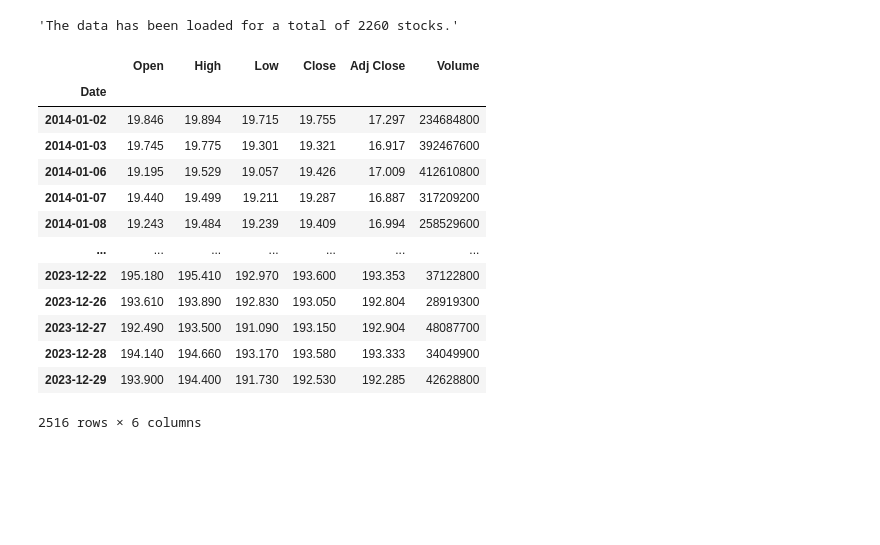
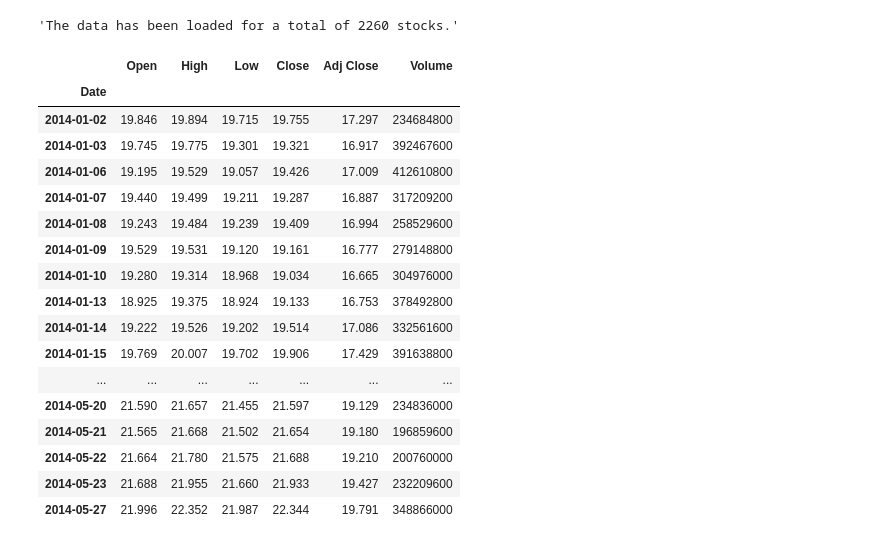
Before and after one commit to cloudaipro/AI4StockMarket, a Jupyter notebook: StockPricePrediction/DataPreparation.ipynb, the cells around one changed output. Saved outputs shown, nothing was run; the diff lists cells and outputs as text; code cells hidden in the pictures; blank space fills up the shorter version.

```diff
--- a/StockPricePrediction/DataPreparation.ipynb
+++ b/StockPricePrediction/DataPreparation.ipynb
@@ -84,22 +84,27 @@ display(f"The data has been loaded for a total of {len(stks_data)} stocks.")
 'The data has been loaded for a total of 2260 stocks.'
 # %%
 df = stks_data[4].tick_data
-display(df)
+with show_more_rows():
+    display(df.head(100))
 # %% [output]
 |  | Open | High | Low | Close | Adj Close | Volume |
 | Date |  |  |  |  |  |  |
 | 2014-01-02 | 19.846 | 19.894 | 19.715 | 19.755 | 17.297 | 234684800 |
 | 2014-01-03 | 19.745 | 19.775 | 19.301 | 19.321 | 16.917 | 392467600 |
 | 2014-01-06 | 19.195 | 19.529 | 19.057 | 19.426 | 17.009 | 412610800 |
 | 2014-01-07 | 19.440 | 19.499 | 19.211 | 19.287 | 16.887 | 317209200 |
 | 2014-01-08 | 19.243 | 19.484 | 19.239 | 19.409 | 16.994 | 258529600 |
+| 2014-01-09 | 19.529 | 19.531 | 19.120 | 19.161 | 16.777 | 279148800 |
+| 2014-01-10 | 19.280 | 19.314 | 18.968 | 19.034 | 16.665 | 304976000 |
+| 2014-01-13 | 18.925 | 19.375 | 18.924 | 19.133 | 16.753 | 378492800 |
+| 2014-01-14 | 19.222 | 19.526 | 19.202 | 19.514 | 17.086 | 332561600 |
+| 2014-01-15 | 19.769 | 20.007 | 19.702 | 19.906 | 17.429 | 391638800 |
 | ... | ... | ... | ... | ... | ... | ... |
-| 2023-12-22 | 195.180 | 195.410 | 192.970 | 193.600 | 193.353 | 37122800 |
-| 2023-12-26 | 193.610 | 193.890 | 192.830 | 193.050 | 192.804 | 28919300 |
-| 2023-12-27 | 192.490 | 193.500 | 191.090 | 193.150 | 192.904 | 48087700 |
-| 2023-12-28 | 194.140 | 194.660 | 193.170 | 193.580 | 193.333 | 34049900 |
-| 2023-12-29 | 193.900 | 194.400 | 191.730 | 192.530 | 192.285 | 42628800 |
+| 2014-05-20 | 21.590 | 21.657 | 21.455 | 21.597 | 19.129 | 234836000 |
+| 2014-05-21 | 21.565 | 21.668 | 21.502 | 21.654 | 19.180 | 196859600 |
+| 2014-05-22 | 21.664 | 21.780 | 21.575 | 21.688 | 19.210 | 200760000 |
+| 2014-05-23 | 21.688 | 21.955 | 21.660 | 21.933 | 19.427 | 232209600 |
+| 2014-05-27 | 21.996 | 22.352 | 21.987 | 22.344 | 19.791 | 348866000 |
-2516 rows × 6 columns
 # %%
 short_ind = 5
 long_ind = 10
```
Also changed, not shown: parts of 4 cells of this notebook, 6 other files.
